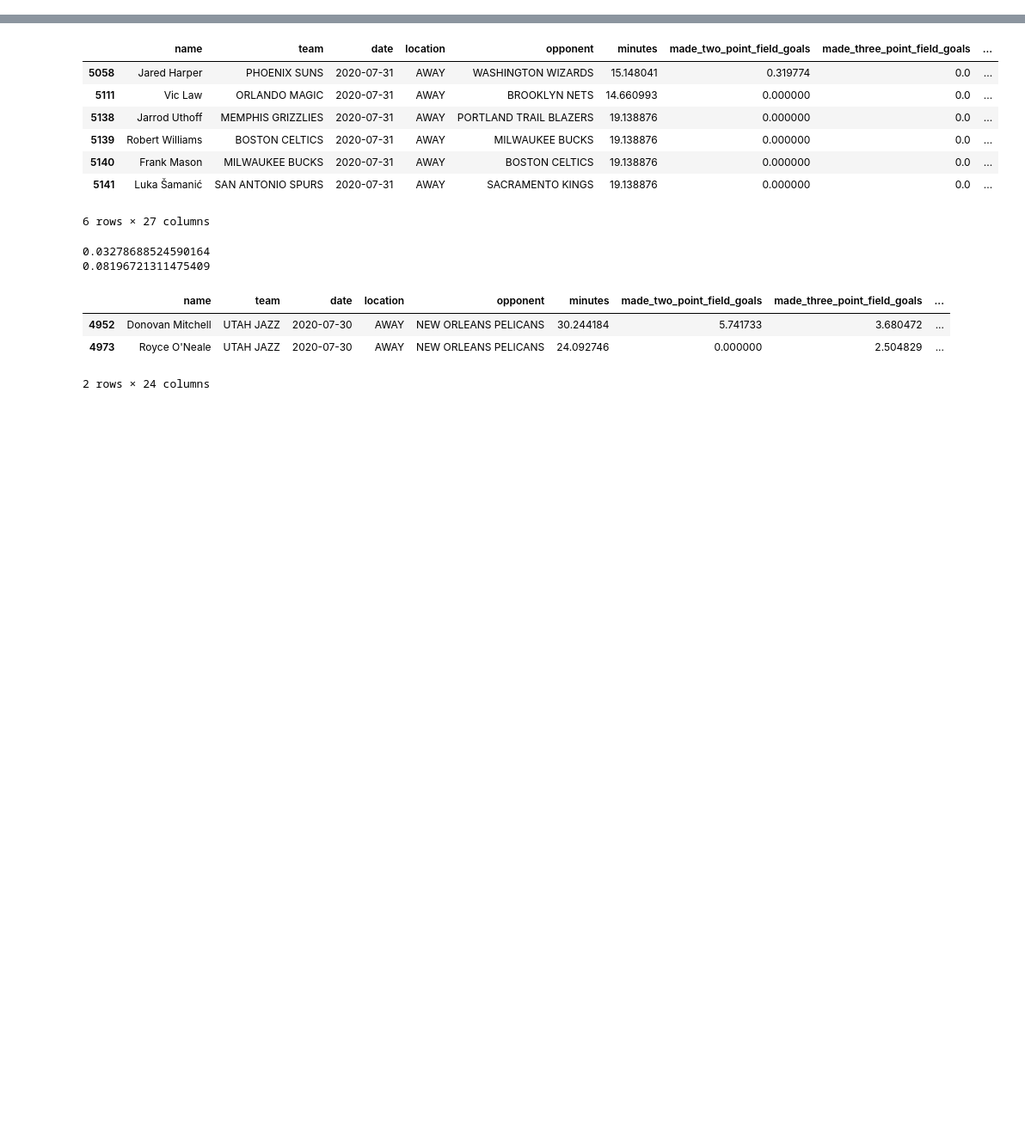
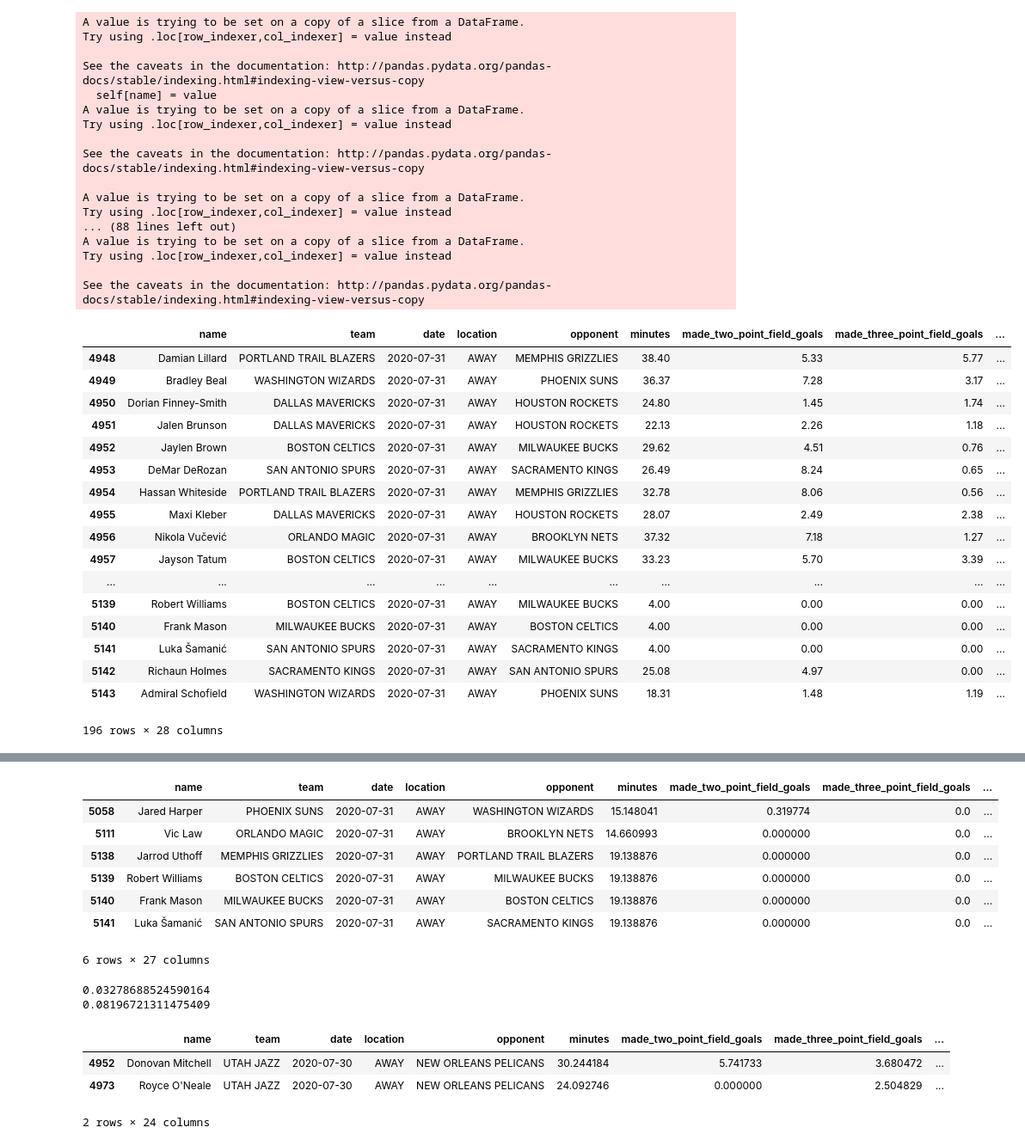
Before and after one commit to Shaviv-Hoffman-Lowitz/Sports-Analytics-Group-at-Berkeley-Machine-Learning-Project, a Jupyter notebook: final_model.ipynb, the cells around one changed output, grey strips where cells are left out. Shown at 86% size. Cells and saved outputs as stored; diff of their text form; code cells hidden in the pictures; blank space fills up the shorter version.

```diff
--- a/final_model.ipynb
+++ b/final_model.ipynb
@@ -612,37 +720,73 @@ def matchup_lookup(matchups, team):
 def predict_unplayed_games(start_date, game_date):
     season_schedule = client.season_schedule(season_end_year = game_date.year)
     schedule_on_date = [game for game in season_schedule if (game['start_time'] - timedelta(hours = 4)).day == game_date.day and (game['start_time'] - timedelta(hours = 4)).month == game_date.month]
     available_box_scores = box_scores_for_range_of_days(start_date, game_date)
     game_teams = [game["home_team"] for game in schedule_on_date] + [game["away_team"] for game in schedule_on_date]
     matchups = [[str(game["home_team"])[5:].replace("_", " "), str(game["away_team"])[5:].replace("_", " ")] for game in schedule_on_date]
     game_team_strings = [str(team)[5:].replace("_", " ") for team in game_teams]
     relevant_lines = available_box_scores[available_box_scores.team.isin(game_team_strings)]
     relevant_players = relevant_lines.drop_duplicates(subset = ["name"])
     mstr, dstr = str(game_date.month), str(game_date.day)
     if game_date.month < 10:
         mstr = "0" + mstr
     if game_date.day < 10:
         dstr = "0" + dstr
     tstr = str(game_date.year) + "-" + mstr + "-" + dstr
     relevant_players.Date = [tstr for _ in range(len(relevant_players))]
     relevant_players.location = ["AWAY" for _ in range(len(relevant_players))]
     relevant_players.opponent = [matchup_lookup(matchups, t) for t in relevant_players.team]
     augmented_box_scores = available_box_scores.append(relevant_players)
     augmented_box_scores.index = range(augmented_box_scores.shape[0])
     predicted_statlines = statline_output(augmented_box_scores, input_statistics)
     statlines_on_date = predicted_statlines[predicted_statlines.date.str.contains(tstr)]
     statlines_on_date['projected_points'] = [round(float(get_points(statlines_on_date[statlines_on_date["name"] == player_name])[0]), 2) for player_name in statlines_on_date.name]
     statlines_on_date['projected_points_draftkings'] = [round(float(get_draftkings_points(statlines_on_date[statlines_on_date["name"] == player_name])[0]), 2) for player_name in statlines_on_date.name]
     statlines_on_date['projected_value'] = [round(float(get_points(statlines_on_date[statlines_on_date["name"] == player_name])[1])) for player_name in statlines_on_date.name]
     statlines_on_date['projected_value_draftkings'] = [round(float(get_draftkings_points(statlines_on_date[statlines_on_date["name"] == player_name])[1])) for player_name in statlines_on_date.name]
     output_filename = './AllCSVs/predictions_for_' + mstr + "_" + dstr + "_2020_unplayed.csv"
     statlines_on_date.to_csv(output_filename)
     return statlines_on_date
 
-# july_30_predictions = predict_unplayed_games(datetime(2020, 2, 1), datetime(2020, 7, 30))
-# july_30_predictions
-# july_31_predictions = predict_unplayed_games(datetime(2020, 2, 1), datetime(2020, 7, 31))
-# july_31_predictions
+july_30_predictions = predict_unplayed_games(datetime(2020, 2, 1), datetime(2020, 7, 30))
+#july_30_predictions
+july_31_predictions = predict_unplayed_games(datetime(2020, 2, 1), datetime(2020, 7, 31))
+july_31_predictions
+# %% [output]
+A value is trying to be set on a copy of a slice from a DataFrame.
+Try using .loc[row_indexer,col_indexer] = value instead
+
+See the caveats in the documentation: http://pandas.pydata.org/pandas-docs/stable/indexing.html#indexing-view-versus-copy
+  self[name] = value
+A value is trying to be set on a copy of a slice from a DataFrame.
+Try using .loc[row_indexer,col_indexer] = value instead
+
+See the caveats in the documentation: http://pandas.pydata.org/pandas-docs/stable/indexing.html#indexing-view-versus-copy
+
+A value is trying to be set on a copy of a slice from a DataFrame.
+Try using .loc[row_indexer,col_indexer] = value instead
+... (88 lines left out)
+A value is trying to be set on a copy of a slice from a DataFrame.
+Try using .loc[row_indexer,col_indexer] = value instead
+
+See the caveats in the documentation: http://pandas.pydata.org/pandas-docs/stable/indexing.html#indexing-view-versus-copy
+|  | name | team | date | location | opponent | minutes | made_two_point_field_goals | made_three_point_field_goals | ... |
+| 4948 | Damian Lillard | PORTLAND TRAIL BLAZERS | 2020-07-31 | AWAY | MEMPHIS GRIZZLIES | 38.40 | 5.33 | 5.77 | ... |
+| 4949 | Bradley Beal | WASHINGTON WIZARDS | 2020-07-31 | AWAY | PHOENIX SUNS | 36.37 | 7.28 | 3.17 | ... |
+| 4950 | Dorian Finney-Smith | DALLAS MAVERICKS | 2020-07-31 | AWAY | HOUSTON ROCKETS | 24.80 | 1.45 | 1.74 | ... |
+| 4951 | Jalen Brunson | DALLAS MAVERICKS | 2020-07-31 | AWAY | HOUSTON ROCKETS | 22.13 | 2.26 | 1.18 | ... |
+| 4952 | Jaylen Brown | BOSTON CELTICS | 2020-07-31 | AWAY | MILWAUKEE BUCKS | 29.62 | 4.51 | 0.76 | ... |
+| 4953 | DeMar DeRozan | SAN ANTONIO SPURS | 2020-07-31 | AWAY | SACRAMENTO KINGS | 26.49 | 8.24 | 0.65 | ... |
+| 4954 | Hassan Whiteside | PORTLAND TRAIL BLAZERS | 2020-07-31 | AWAY | MEMPHIS GRIZZLIES | 32.78 | 8.06 | 0.56 | ... |
+| 4955 | Maxi Kleber | DALLAS MAVERICKS | 2020-07-31 | AWAY | HOUSTON ROCKETS | 28.07 | 2.49 | 2.38 | ... |
+| 4956 | Nikola Vučević | ORLANDO MAGIC | 2020-07-31 | AWAY | BROOKLYN NETS | 37.32 | 7.18 | 1.27 | ... |
+| 4957 | Jayson Tatum | BOSTON CELTICS | 2020-07-31 | AWAY | MILWAUKEE BUCKS | 33.23 | 5.70 | 3.39 | ... |
+| ... | ... | ... | ... | ... | ... | ... | ... | ... | ... |
+| 5139 | Robert Williams | BOSTON CELTICS | 2020-07-31 | AWAY | MILWAUKEE BUCKS | 4.00 | 0.00 | 0.00 | ... |
+| 5140 | Frank Mason | MILWAUKEE BUCKS | 2020-07-31 | AWAY | BOSTON CELTICS | 4.00 | 0.00 | 0.00 | ... |
+| 5141 | Luka Šamanić | SAN ANTONIO SPURS | 2020-07-31 | AWAY | SACRAMENTO KINGS | 4.00 | 0.00 | 0.00 | ... |
+| 5142 | Richaun Holmes | SACRAMENTO KINGS | 2020-07-31 | AWAY | SAN ANTONIO SPURS | 25.08 | 4.97 | 0.00 | ... |
+| 5143 | Admiral Schofield | WASHINGTON WIZARDS | 2020-07-31 | AWAY | PHOENIX SUNS | 18.31 | 1.48 | 1.19 | ... |
+196 rows × 28 columns
 # %%
 # contests(sport=Sport.NBA)
 # draftables(draft_group_id=4)
```
Also changed, not shown: parts of 5 cells of this notebook, 8 other files.
